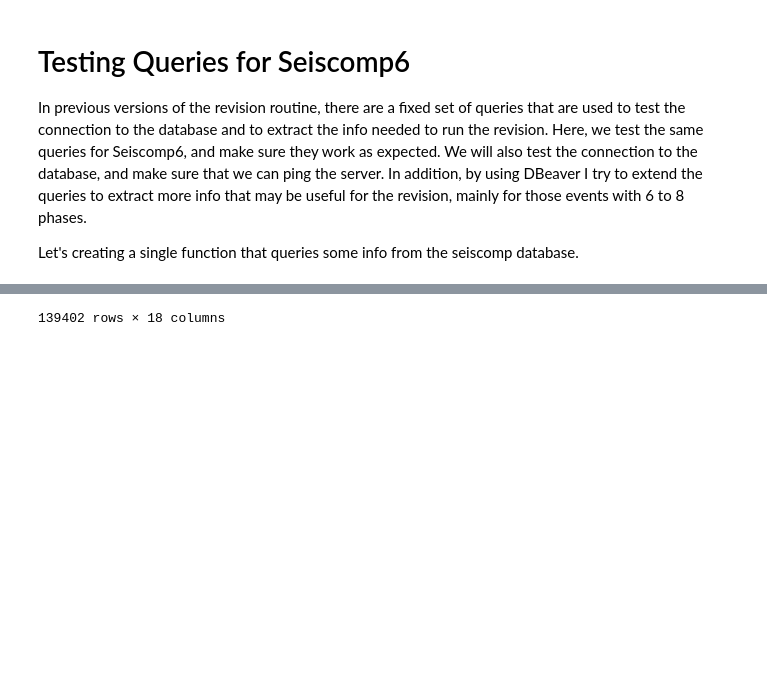
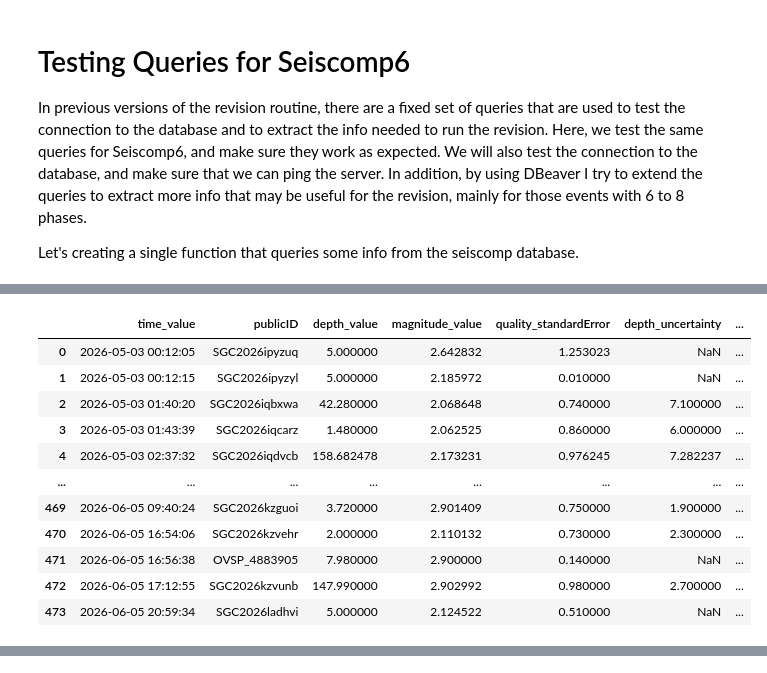
Before and after one commit to KenethGarcia/Revision_Sismicidad_SGC, a Jupyter notebook: notebooks/Testing_Queries_6comp6.ipynb, the cells around one changed output, grey strips where cells are left out. Saved outputs shown, nothing was run; the diff lists cells and outputs as text; code cells hidden in the pictures; blank space fills up the shorter version.

```diff
--- a/notebooks/Testing_Queries_6comp6.ipynb
+++ b/notebooks/Testing_Queries_6comp6.ipynb
@@ -123,5 +119,20 @@ To check, as another example, the info from all the origins with ID SGC2026kxlqa
+# %%
+initial_time = dt.datetime(2023, 5, 3, 0, 0, 0)
+final_time = dt.datetime(2026, 6, 6, 0, 0, 0)
 # %%
 query2 = "Select Origin.time_value, POEv.publicID, Origin.depth_value, Magnitude.magnitude_value, Origin.quality_standardError, Origin.depth_uncertainty, Origin.latitude_uncertainty, Origin.longitude_uncertainty, Origin.quality_associatedPhaseCount, Origin.creationInfo_author, Event.type, Origin.creationInfo_agencyID, EventDescription.text, Origin.latitude_value, Origin.longitude_value, Magnitude.type, Origin.methodID, Origin.earthModelID from Event AS EvMF left join PublicObject AS POEv ON EvMF._oid = POEv._oid left join PublicObject as POOri ON EvMF.preferredOriginID=POOri.publicID left join Origin ON POOri._oid=Origin._oid left join PublicObject as POMag on EvMF.preferredMagnitudeID=POMag.publicID left join Magnitude ON Magnitude._oid = POMag._oid left join Event ON Event._oid= POEv._oid left join EventDescription ON EvMF._oid = EventDescription._parent_oid where Origin.time_value between"
-event_df2 = connect_to_db(query2, start_time=dt.datetime(2024, 6, 4, 14, 0, 0), end_time=dt.datetime.now(dt.UTC))
+event_df2 = connect_to_db(query2, start_time=initial_time, end_time=final_time)
 event_df2
 # %% [output]
+|  | time_value | publicID | depth_value | magnitude_value | quality_standardError | depth_uncertainty | ... |
+| 0 | 2026-05-03 00:12:05 | SGC2026ipyzuq | 5.000000 | 2.642832 | 1.253023 | NaN | ... |
+| 1 | 2026-05-03 00:12:15 | SGC2026ipyzyl | 5.000000 | 2.185972 | 0.010000 | NaN | ... |
+| 2 | 2026-05-03 01:40:20 | SGC2026iqbxwa | 42.280000 | 2.068648 | 0.740000 | 7.100000 | ... |
+| 3 | 2026-05-03 01:43:39 | SGC2026iqcarz | 1.480000 | 2.062525 | 0.860000 | 6.000000 | ... |
+| 4 | 2026-05-03 02:37:32 | SGC2026iqdvcb | 158.682478 | 2.173231 | 0.976245 | 7.282237 | ... |
+| ... | ... | ... | ... | ... | ... | ... | ... |
+| 469 | 2026-06-05 09:40:24 | SGC2026kzguoi | 3.720000 | 2.901409 | 0.750000 | 1.900000 | ... |
+| 470 | 2026-06-05 16:54:06 | SGC2026kzvehr | 2.000000 | 2.110132 | 0.730000 | 2.300000 | ... |
+| 471 | 2026-06-05 16:56:38 | OVSP_4883905 | 7.980000 | 2.900000 | 0.140000 | NaN | ... |
+| 472 | 2026-06-05 17:12:55 | SGC2026kzvunb | 147.990000 | 2.902992 | 0.980000 | 2.700000 | ... |
+| 473 | 2026-06-05 20:59:34 | SGC2026ladhvi | 5.000000 | 2.124522 | 0.510000 | NaN | ... |
@@ -141 +139,0 @@ event_df2
-139402 rows × 18 columns
```
Also changed, not shown: parts of 25 cells of this notebook, 4 other files.
